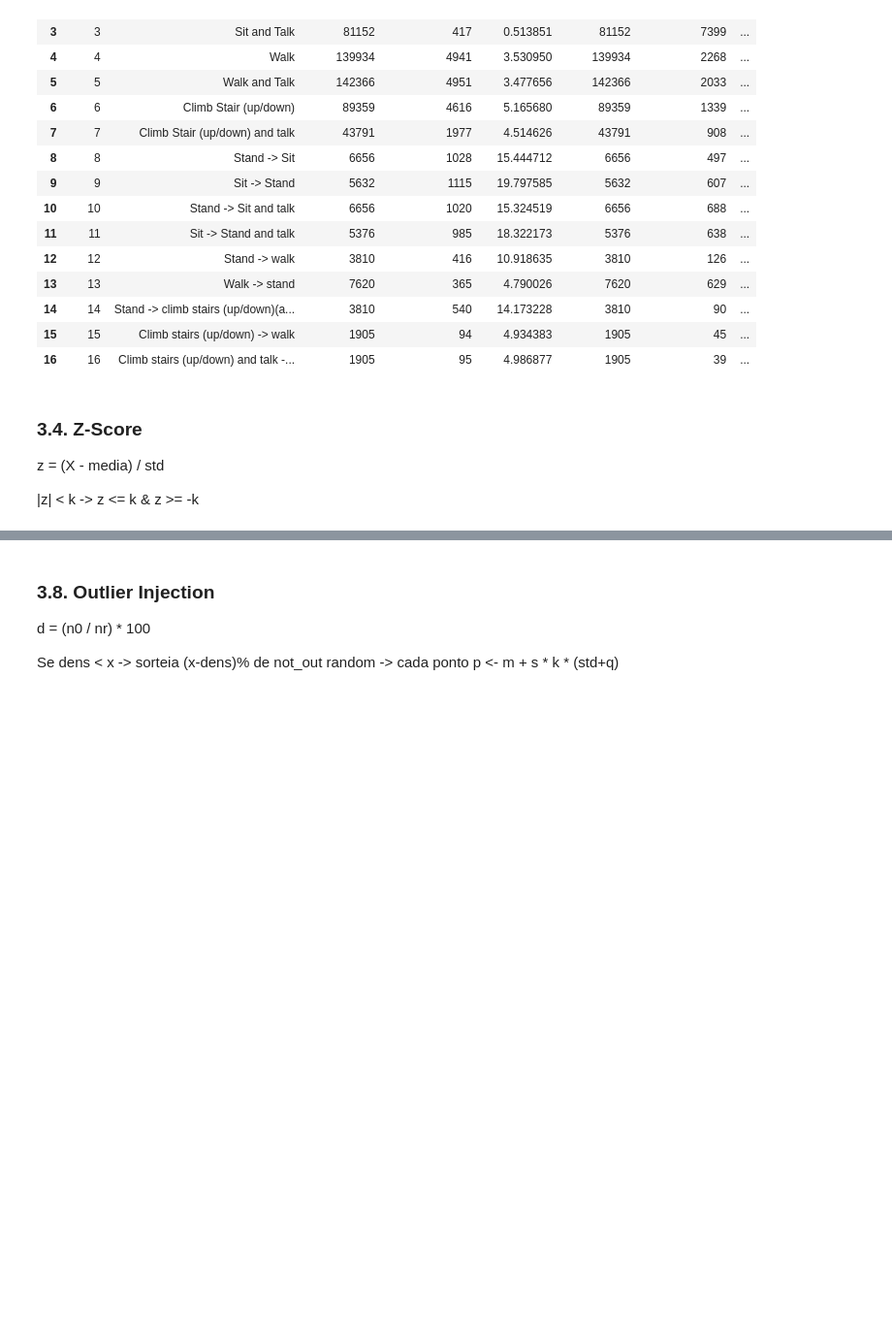
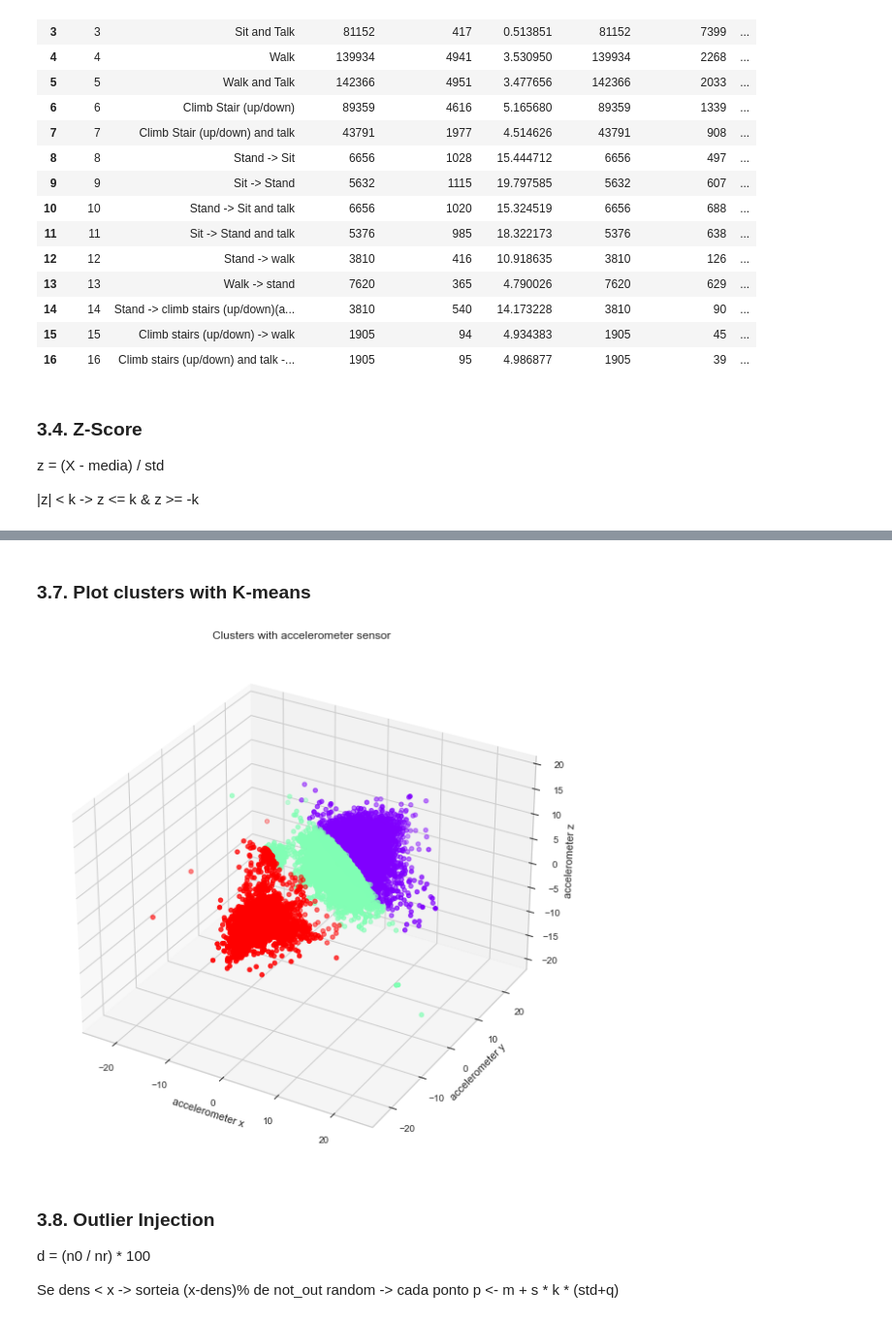
Before and after one commit to patii01/TCD-TP, a Jupyter notebook: code/mainActivity.ipynb, the cells around one changed output, grey strips where cells are left out. Shown at 97% size. Cells and saved outputs as stored; diff of their text form; code cells hidden in the pictures; blank space fills up the shorter version.

```diff
--- a/code/mainActivity.ipynb
+++ b/code/mainActivity.ipynb
@@ -300,3 +395,35 @@ plotZscore(mod_data, 4)
+# %% [markdown]
+### 3.7. Plot clusters with K-means
+# %%
+#https://stackoverflow.com/questions/12236566/setting-different-color-for-each-series-in-scatter-plot-on-matplotlib
+
+import matplotlib.cm as cm
+
+def plot_clusters(data, centroids, clusters, n_cluster, sensor):
+    fig = plt.figure(figsize=(15,10))
+    ax = plt.axes(projection='3d')
+    ax.set_title("Clusters with " + sensor + ' sensor')
+    ax.set_xlabel(sensor + ' x')
+    ax.set_ylabel(sensor + ' y')
+    ax.set_zlabel(sensor + ' z')
+
+    x = np.arange(centroids.shape[0])
+    ys = [i+x+(i*x)**2 for i in range(centroids.shape[0])]
+
+    colors = cm.rainbow(np.linspace(0, 1, len(ys)))
+
+    for i in range(n_cluster):
+        ax.scatter3D(centroids[0][i],centroids[1][i],centroids[2][i], color = 'black', marker='x', linewidth=4)
+
+    for i in range(n_cluster):
+        points = data.iloc[clusters[i].index]
+        ax.scatter3D(points[sensor + ' x'], points[sensor + ' y'], points[sensor + ' z'], color = colors[i], marker='o', linewidth = 1)
+
+
+
+plot_clusters(dataFrame, centroids, clusters, n_clusters, 'accelerometer')
+# %% [output]
+[figure, added]
 # %% [markdown]
 ### 3.8. Outlier Injection
 
```
Also changed, not shown: parts of 6 cells of this notebook.
